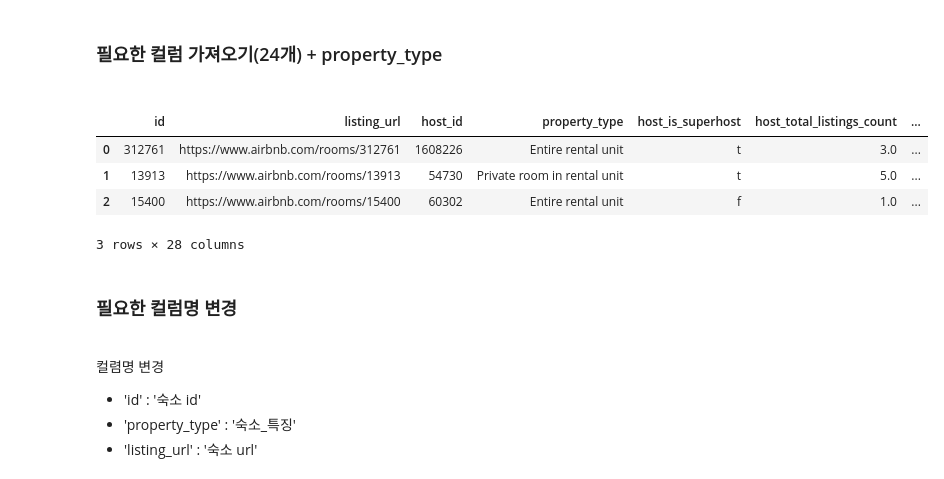
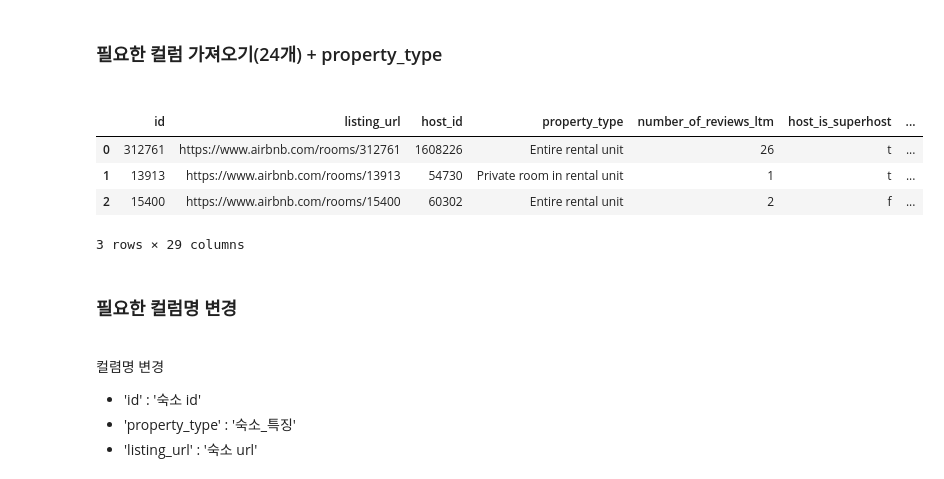
Before and after one commit to yejin716/Weekly_Project_DataAnalysis, a Jupyter notebook: 전처리/런던_전처리4_랜덤포래스트.ipynb, the cells around one changed output. Cells and saved outputs as stored; diff of their text form; code cells hidden in the pictures.

```diff
--- a/전처리/런던_전처리4_랜덤포래스트.ipynb
+++ b/전처리/런던_전처리4_랜덤포래스트.ipynb
@@ -16,22 +16,22 @@ dat = df.copy()
 <h3>필요한 컬럼 가져오기(24개) + property_type <h3>
 # %%
 #필요한 컬럼 가져오기
-selected_columns = ['id','listing_url','host_id', 'property_type',
+selected_columns = ['id','listing_url','host_id', 'property_type', 'number_of_reviews_ltm',
                     'host_is_superhost','host_total_listings_count','neighbourhood_cleansed','latitude',
                     'longitude','room_type','accommodates','bathrooms','bedrooms','beds','amenities','price',
                     'minimum_nights','maximum_nights','number_of_reviews','number_of_reviews_l30d',
                     'review_scores_rating','review_scores_accuracy','review_scores_cleanliness',
                     'review_scores_checkin','review_scores_communication','review_scores_location',
                     'review_scores_value','reviews_per_month']
 df = df[selected_columns]
 
 df.head(3)
 # %% [output]
-|  | id | listing_url | host_id | property_type | host_is_superhost | host_total_listings_count | ... |
-| 0 | 312761 | https://www.airbnb.com/rooms/312761 | 1608226 | Entire rental unit | t | 3.0 | ... |
-| 1 | 13913 | https://www.airbnb.com/rooms/13913 | 54730 | Private room in rental unit | t | 5.0 | ... |
-| 2 | 15400 | https://www.airbnb.com/rooms/15400 | 60302 | Entire rental unit | f | 1.0 | ... |
+|  | id | listing_url | host_id | property_type | number_of_reviews_ltm | host_is_superhost | ... |
+| 0 | 312761 | https://www.airbnb.com/rooms/312761 | 1608226 | Entire rental unit | 26 | t | ... |
+| 1 | 13913 | https://www.airbnb.com/rooms/13913 | 54730 | Private room in rental unit | 1 | t | ... |
+| 2 | 15400 | https://www.airbnb.com/rooms/15400 | 60302 | Entire rental unit | 2 | f | ... |
-3 rows × 28 columns
+3 rows × 29 columns
 # %% [markdown]
 <h3>필요한 컬럼명 변경</h3><br>
 
```
Also changed, not shown: parts of 24 cells of this notebook, 1 other file.
